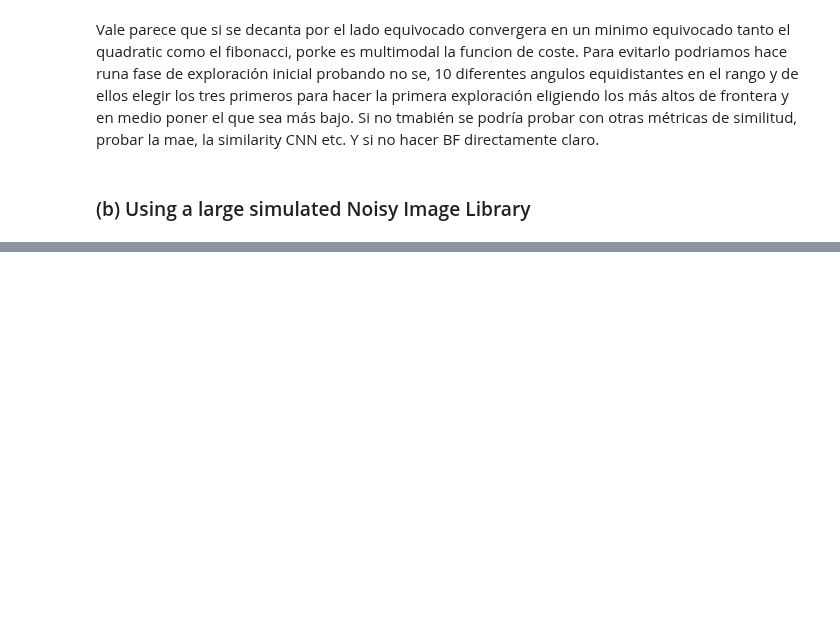
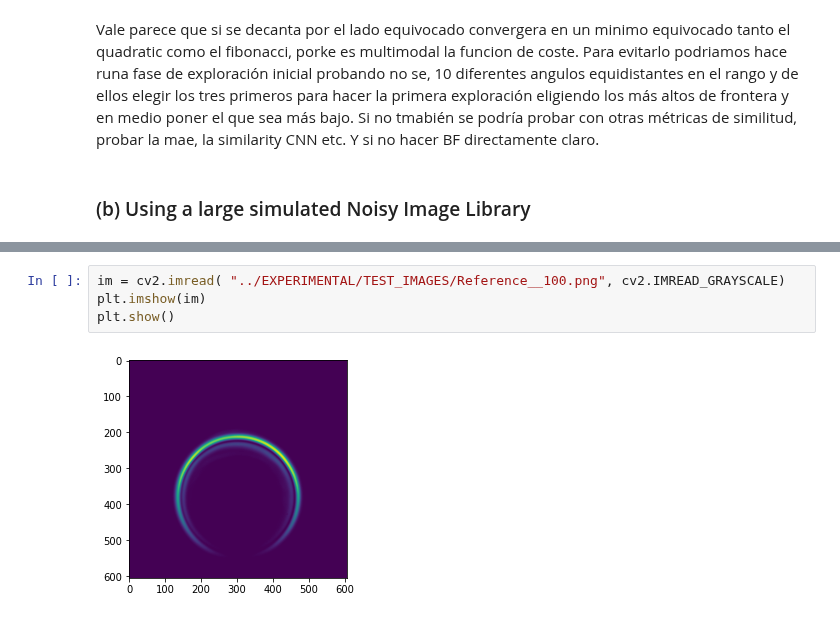
Before and after one commit to Oiangu9/Conical_Refraction_Polarimeter, a Jupyter notebook: LAB/ANALYSIS_SCRIPTS/NOTEBOOK_Pipeline_to_Compare_Non_Embedding_Algorithms.ipynb, the cells around one changed output, grey strips where cells are left out. Cells and saved outputs as stored; diff of their text form; blank space fills up the shorter version.

```diff
--- a/LAB/ANALYSIS_SCRIPTS/NOTEBOOK_Pipeline_to_Compare_Non_Embedding_Algorithms.ipynb
+++ b/LAB/ANALYSIS_SCRIPTS/NOTEBOOK_Pipeline_to_Compare_Non_Embedding_Algorithms.ipynb
@@ -2415,0 +3222,6 @@ table_per_image[exp_names[0]][50:]
+# %%
+im = cv2.imread( "../EXPERIMENTAL/TEST_IMAGES/Reference__100.png", cv2.IMREAD_GRAYSCALE)
+plt.imshow(im)
+plt.show()
+# %% [output]
+[figure, added]
```
Also changed, not shown: parts of 49 cells of this notebook, 2 other files.
